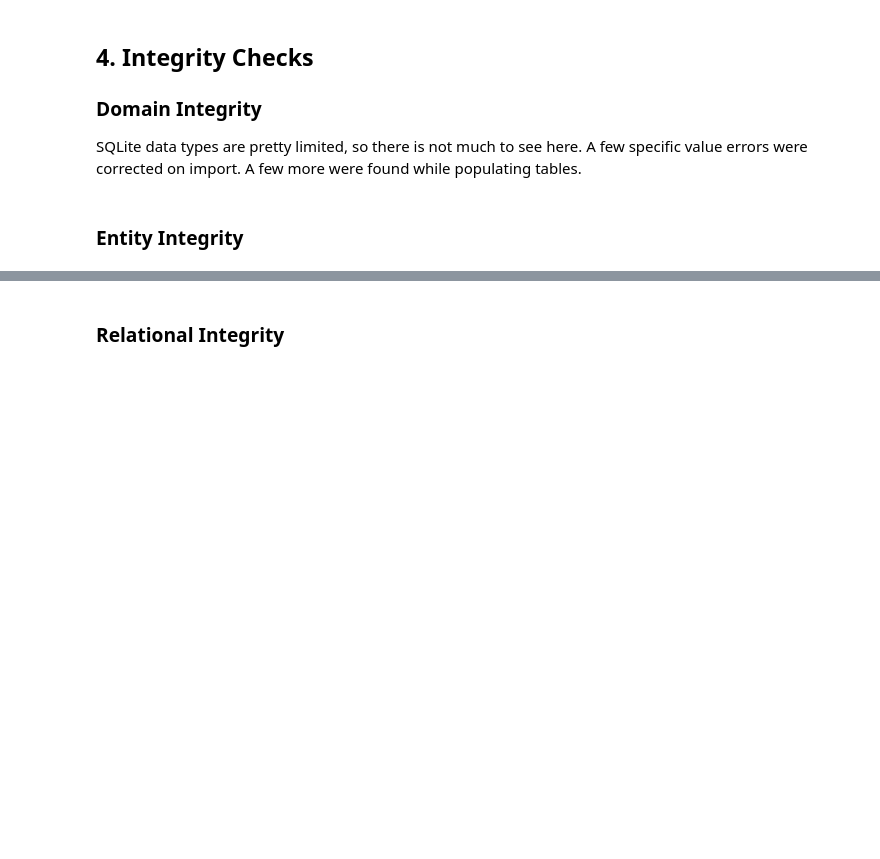
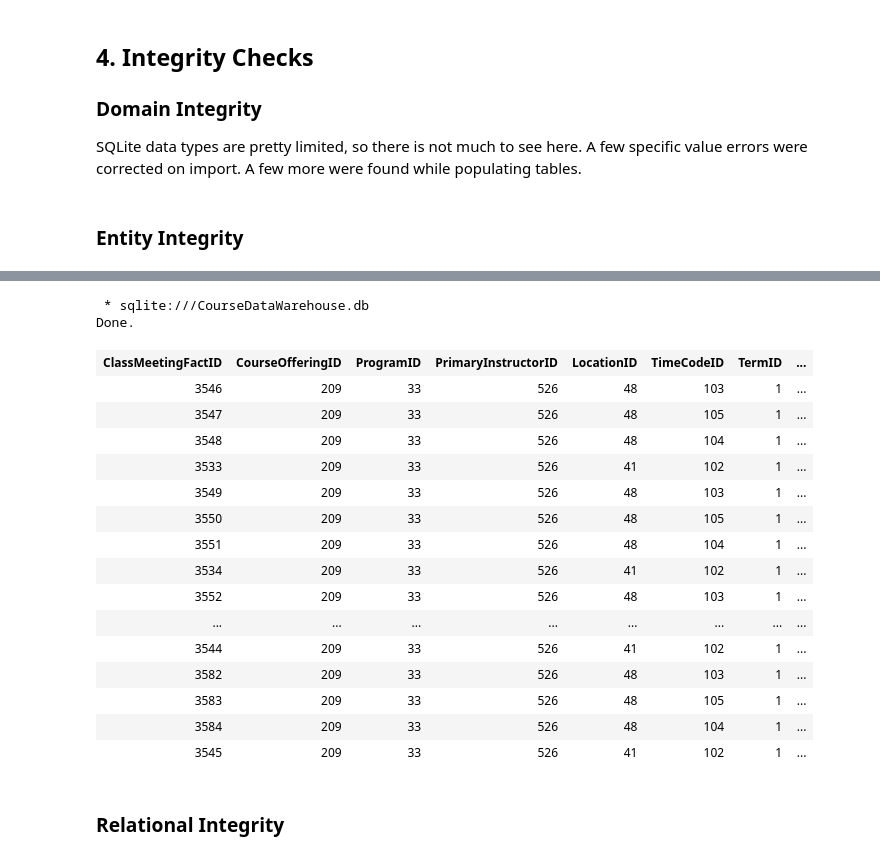
Before and after one commit to christopherhuntley/banner_data, a Jupyter notebook: CourseDataWarehouse.ipynb, the cells around one changed output, grey strips where cells are left out. Cells and saved outputs as stored; diff of their text form; code cells hidden in the pictures; blank space fills up the shorter version.

```diff
--- a/CourseDataWarehouse.ipynb
+++ b/CourseDataWarehouse.ipynb
@@ -656,3 +678,25 @@ Done.
+# %%
+%%sql
+SELECT * FROM CLASS_MEETING_FACTS WHERE CourseOfferingID=209 ORDER BY ClassDate
+# %% [output]
+ * sqlite:///CourseDataWarehouse.db
+Done.
+| ClassMeetingFactID | CourseOfferingID | ProgramID | PrimaryInstructorID | LocationID | TimeCodeID | TermID | ... |
+| 3546 | 209 | 33 | 526 | 48 | 103 | 1 | ... |
+| 3547 | 209 | 33 | 526 | 48 | 105 | 1 | ... |
+| 3548 | 209 | 33 | 526 | 48 | 104 | 1 | ... |
+| 3533 | 209 | 33 | 526 | 41 | 102 | 1 | ... |
+| 3549 | 209 | 33 | 526 | 48 | 103 | 1 | ... |
+| 3550 | 209 | 33 | 526 | 48 | 105 | 1 | ... |
+| 3551 | 209 | 33 | 526 | 48 | 104 | 1 | ... |
+| 3534 | 209 | 33 | 526 | 41 | 102 | 1 | ... |
+| 3552 | 209 | 33 | 526 | 48 | 103 | 1 | ... |
+| ... | ... | ... | ... | ... | ... | ... | ... |
+| 3544 | 209 | 33 | 526 | 41 | 102 | 1 | ... |
+| 3582 | 209 | 33 | 526 | 48 | 103 | 1 | ... |
+| 3583 | 209 | 33 | 526 | 48 | 105 | 1 | ... |
+| 3584 | 209 | 33 | 526 | 48 | 104 | 1 | ... |
+| 3545 | 209 | 33 | 526 | 41 | 102 | 1 | ... |
 # %% [markdown]
 ### Relational Integrity
 # %%
```
Also changed, not shown: parts of 10 cells of this notebook, 28 other files.
